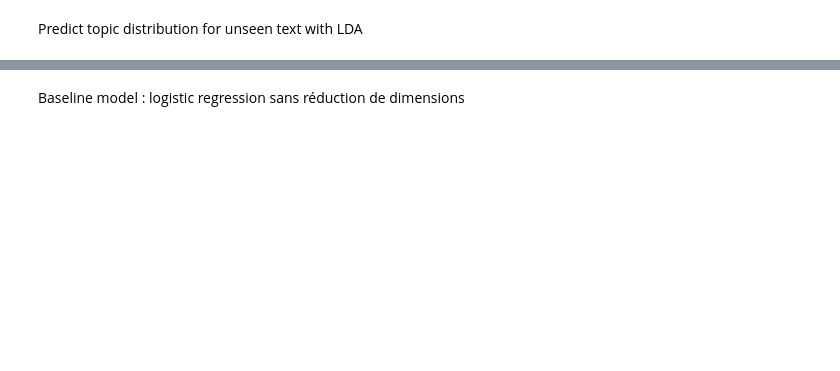
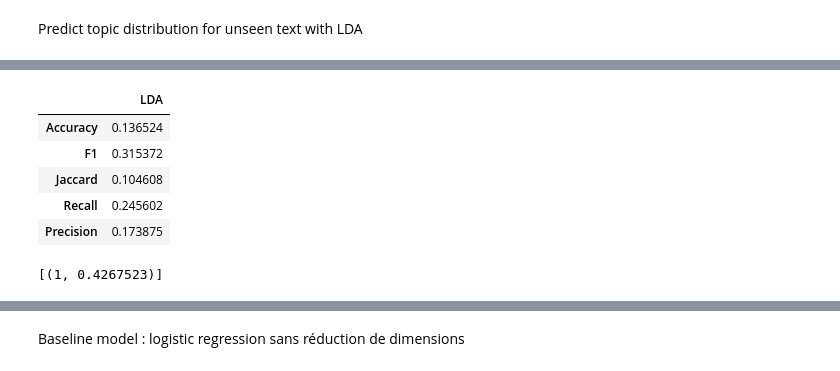
Before and after one commit to nicescience/ML_P5_M_M, a Jupyter notebook: nlp_eda.ipynb, the cells around one changed output, grey strips where cells are left out. Saved outputs shown, nothing was run; the diff lists cells and outputs as text; code cells hidden in the pictures; blank space fills up the shorter version.

```diff
--- a/nlp_eda.ipynb
+++ b/nlp_eda.ipynb
@@ -877,3 +982,37 @@ lda_model[new_text_corpus]
+# %%
+
+lda_y_pred = np.zeros(y_binarized.shape)
+n = 0
+for row in y_results.y_pred.values:
+    for i in range(len(row)):
+        lda_y_pred[n,row[i]] = 1
+    n+=1
+
+lda_y_true = np.zeros(y_binarized.shape)
+m = 0
+for row in y_results.y_true.values:
+    for i in range(len(row)):
+        lda_y_true[m,row[i]] = 1
+    m+=1
+# %%
+df_metrics_compare = metrics_score("LDA", df=None,
+                                   y_true=lda_y_true,
+                                   y_pred=lda_y_pred)
+df_metrics_compare
+# %% [output]
+|  | LDA |
+| Accuracy | 0.136524 |
+| F1 | 0.315372 |
+| Jaccard | 0.104608 |
+| Recall | 0.245602 |
+| Precision | 0.173875 |
+# %%
+new_text_corpus1 =  id2word.doc2bow(test_text['text'][1].split())
+results1=lda_model[new_text_corpus1]
+results1.sort(key=sort_key, reverse=True)
+results1[:n]
+# %% [output]
+[(1, 0.4267523)]
 # %%
 # Create train and test split (30%)
 X_train, X_test, y_train, y_test = train_test_split(X_tf_idf, y_binarized,
```
Also changed, not shown: parts of 41 cells of this notebook, 4 other files.
